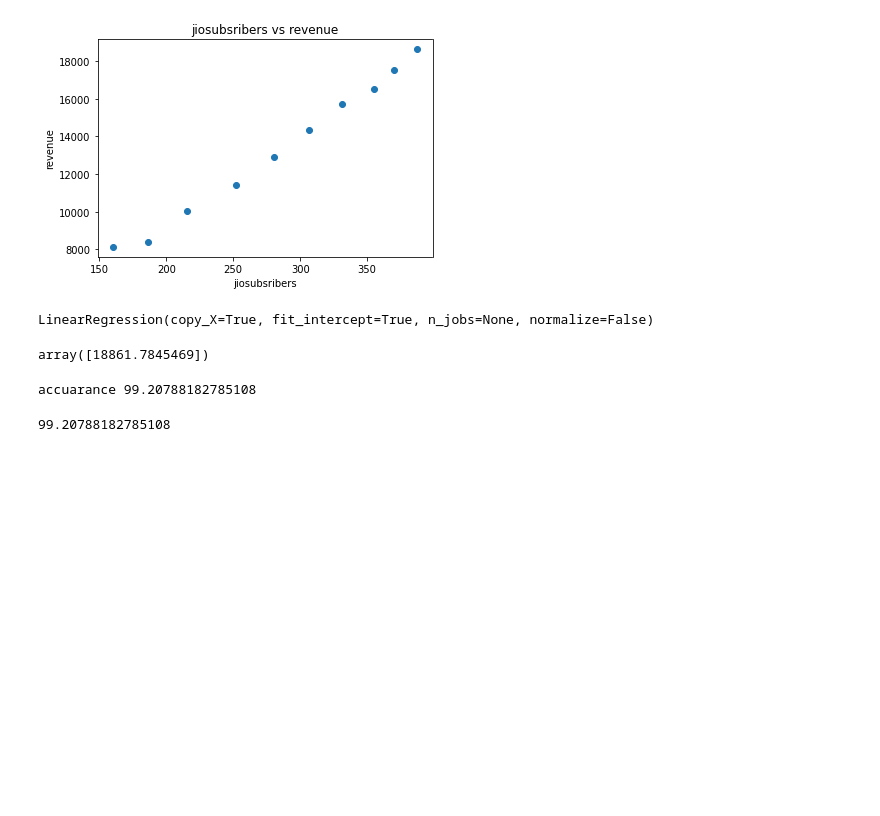
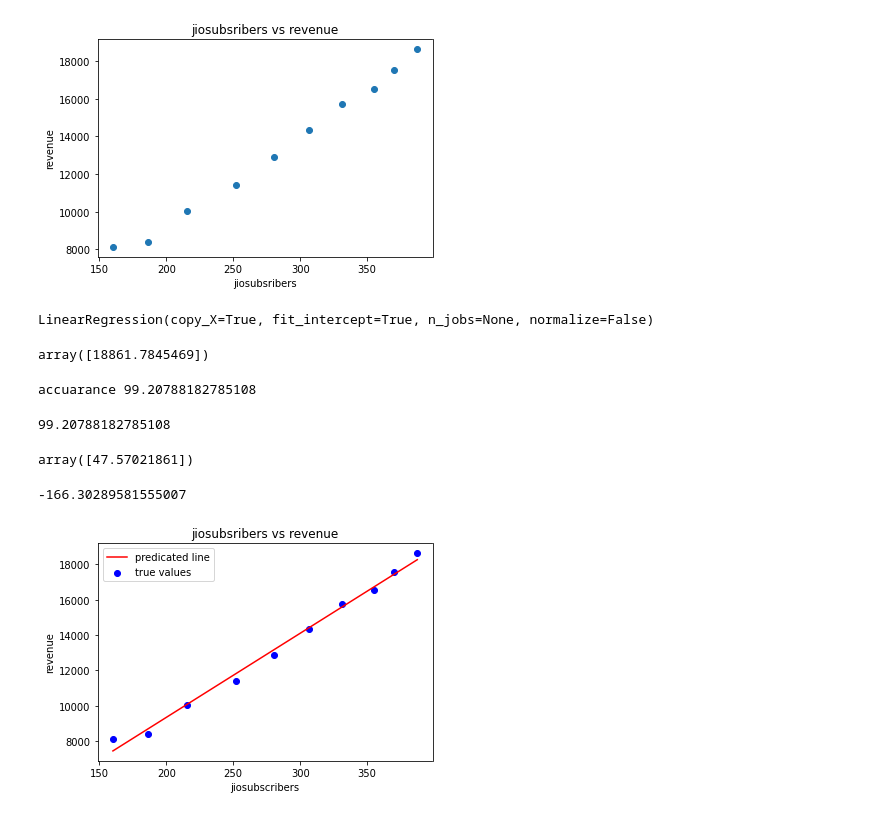
Before and after one commit to stali1234/JIO_SUBSCRIBERS_PREDICATION, a Jupyter notebook: jio_predication_subsribers.ipynb, the cells around one changed output. Saved outputs shown, nothing was run; the diff lists cells and outputs as text; code cells hidden in the pictures; blank space fills up the shorter version.

```diff
--- a/jio_predication_subsribers.ipynb
+++ b/jio_predication_subsribers.ipynb
@@ -72,3 +72,23 @@ y_predicate = model.predict(X)
 r2_score(Y, y_predicate)*100
 # %% [output]
 99.20788182785108
+# %%
+model.coef_
+# %% [output]
+array([47.57021861])
+# %%
+model.intercept_
+# %% [output]
+-166.30289581555007
+# %%
+plt.figure()
+
+plt.scatter(train_df['JioSubscribers'],train_df['Revenue'] , c='blue',label='true values')
+plt.plot(train_df['JioSubscribers'] , model.predict(X) , c='red',label='predicated line')
+plt.xlabel("jiosubscribers")
+plt.ylabel("revenue")
+plt.title("jiosubsribers vs revenue")
+plt.legend()
+plt.show()
+# %% [output]
+[figure, added]
```
